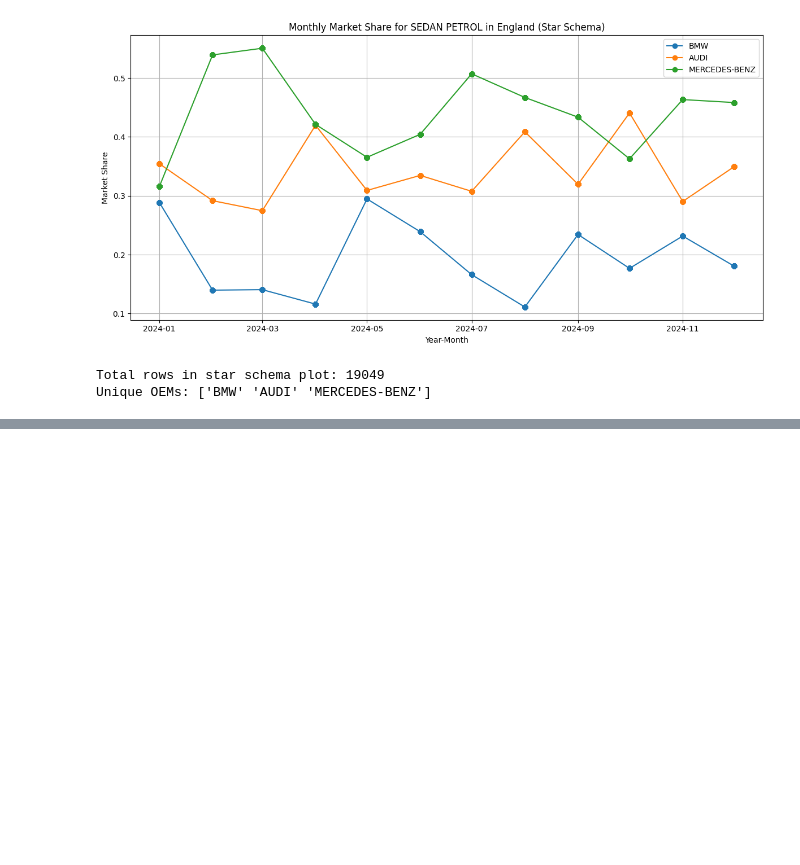
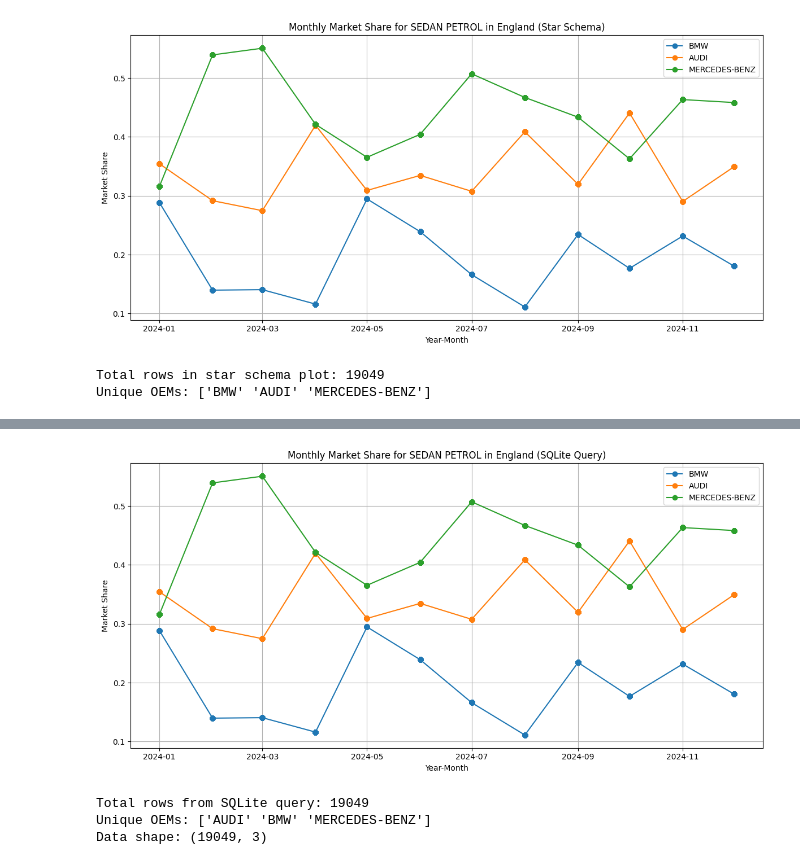
Before and after one commit to john2408/AdvancedDatavisualisationAgent, a Jupyter notebook: notebooks/database.ipynb, the cells around one changed output, grey strips where cells are left out. Cells and saved outputs as stored; diff of their text form; code cells hidden in the pictures; blank space fills up the shorter version.

Commit message:
sucessfully created SQlite databse

```diff
--- a/notebooks/database.ipynb
+++ b/notebooks/database.ipynb
@@ -397,0 +480,57 @@ Unique OEMs: ['BMW' 'AUDI' 'MERCEDES-BENZ']
+# %%
+# Replicate the analysis using SQLite database with SQL queries
+# Filter for BMW, AUDI, MERCEDES-BENZ, SEDAN, PETROL in England using SQL joins
+
+# Connect to the SQLite database
+conn = sqlite3.connect("../data/market_share.sqlite")
+
+# SQL query to get the same data using joins
+sql_query = """
+SELECT
+    f.market_share_country,
+    o.oem_name,
+    t.year_month
+FROM FactMarketShareCountry f
+JOIN DimOEM o ON f.oem_key = o.oem_key
+JOIN DimVehicle v ON f.vehicle_key = v.vehicle_key
+JOIN DimGeographyCountry g ON f.geography_country_key = g.geography_country_key
+JOIN DimTime t ON f.time_key = t.time_key
+WHERE
+    o.oem_name IN ('BMW', 'AUDI', 'MERCEDES-BENZ')
+    AND v.body_type = 'SEDAN'
+    AND v.fuel_type = 'PETROL'
+    AND g.country_name = 'England'
+ORDER BY t.year_month, o.oem_name
+"""
+
+# Execute query and get results
+df_plot_sql = pd.read_sql_query(sql_query, conn)
+
+# Close the connection
+conn.close()
+
+# Convert year_month to datetime for plotting
+df_plot_sql['year_month'] = pd.to_datetime(df_plot_sql['year_month'])
+
+# Create the plot
+plt.figure(figsize=(12, 6))
+for oem_name in ['BMW', 'AUDI', 'MERCEDES-BENZ']:
+    df_oem = df_plot_sql[df_plot_sql['oem_name'] == oem_name]
+    plt.plot(df_oem['year_month'], df_oem['market_share_country'], marker='o', label=oem_name)
+
+plt.title('Monthly Market Share for SEDAN PETROL in England (SQLite Query)')
+plt.xlabel('Year-Month')
+plt.ylabel('Market Share')
+plt.legend()
+plt.grid(True)
+plt.tight_layout()
+plt.show()
+
+print(f"Total rows from SQLite query: {len(df_plot_sql)}")
+print(f"Unique OEMs: {df_plot_sql['oem_name'].unique()}")
+print(f"Data shape: {df_plot_sql.shape}")
+# %% [output]
+[figure, added]
+Total rows from SQLite query: 19049
+Unique OEMs: ['AUDI' 'BMW' 'MERCEDES-BENZ']
+Data shape: (19049, 3)
```
Also changed, not shown: parts of 12 cells of this notebook, 3 other files.
